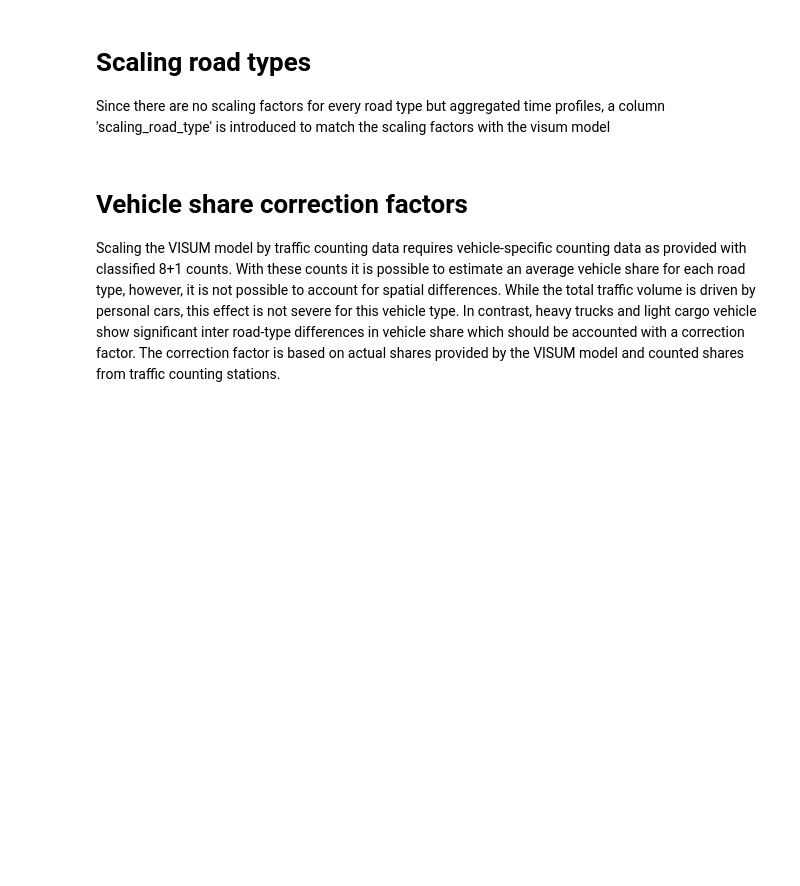
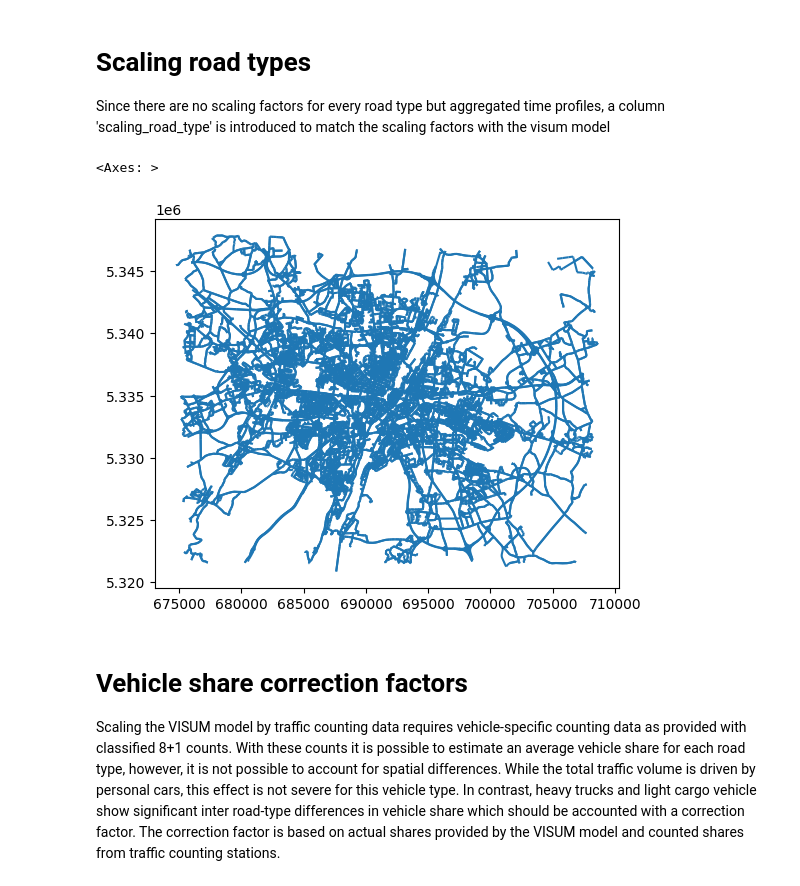
Before and after one commit to tum-esm/drive-inventory, a Jupyter notebook: notebooks/data_preprocessing/21v2_preprocess_2025_visum_model.ipynb, the cells around one changed output. Saved outputs shown, nothing was run; the diff lists cells and outputs as text; code cells hidden in the pictures; blank space fills up the shorter version.

```diff
--- a/notebooks/data_preprocessing/21v2_preprocess_2025_visum_model.ipynb
+++ b/notebooks/data_preprocessing/21v2_preprocess_2025_visum_model.ipynb
@@ -199,6 +199,11 @@ scaling_road_types = {'Motorway-Nat' : 'Motorway-Nat',
                       'Access-residential' : 'Distributor/Secondary'}
 
 visum_links['scaling_road_type'] = visum_links['road_type'].map(scaling_road_types)
+# %%
+visum_links.plot()
+# %% [output]
+<Axes: >
+[figure, added]
 # %% [markdown]
 # Vehicle share correction factors
 Scaling the VISUM model by traffic counting data requires vehicle-specific counting data as provided with classified 8+1 counts. With these counts it is possible to estimate an average vehicle share for each road type, however, it is not possible to account for spatial differences. While the total traffic volume is driven by personal cars, this effect is not severe for this vehicle type. In contrast, heavy trucks and light cargo vehicle show significant inter road-type differences in vehicle share which should be accounted with a correction factor. The correction factor is based on actual shares provided by the VISUM model and counted shares from traffic counting stations.
```
Also changed, not shown: parts of 4 cells of this notebook, 10 other files.
